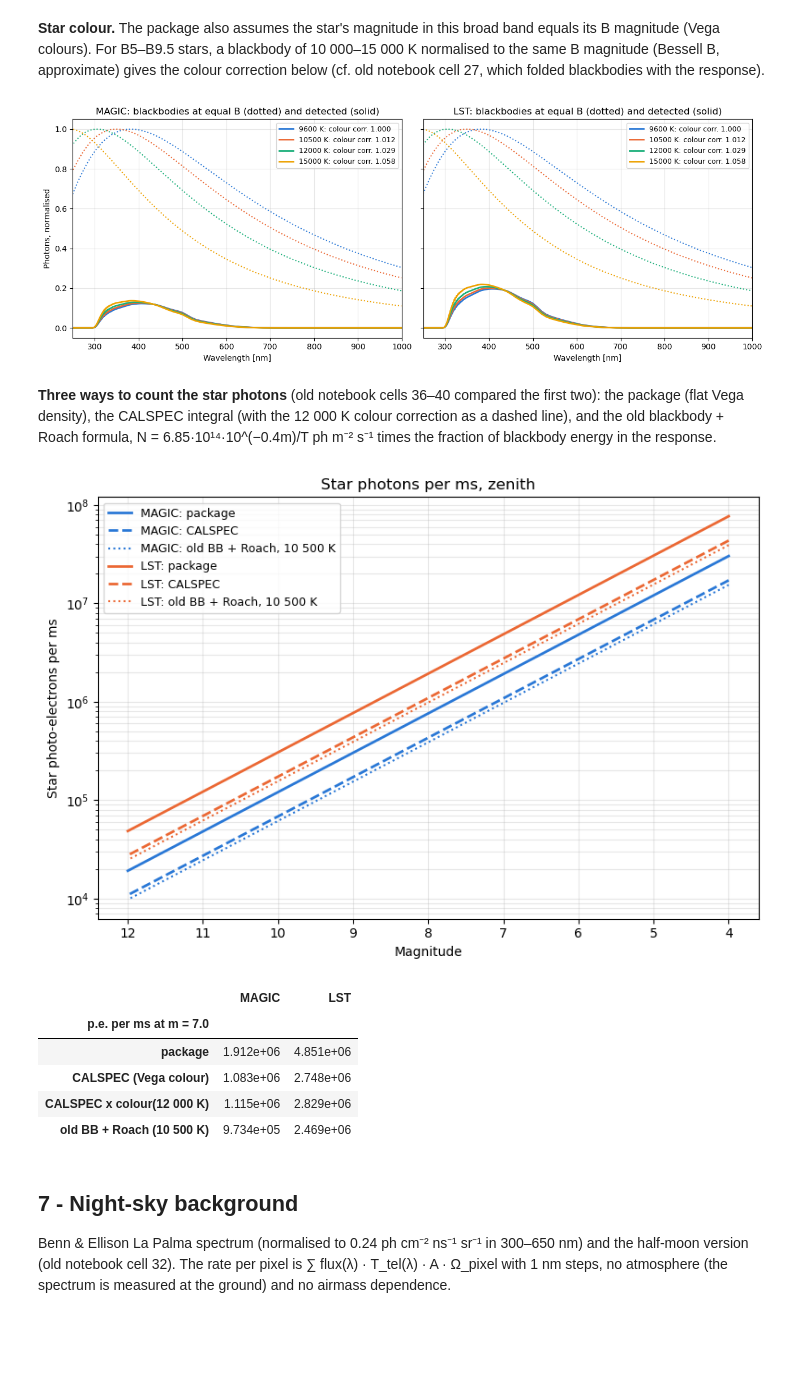
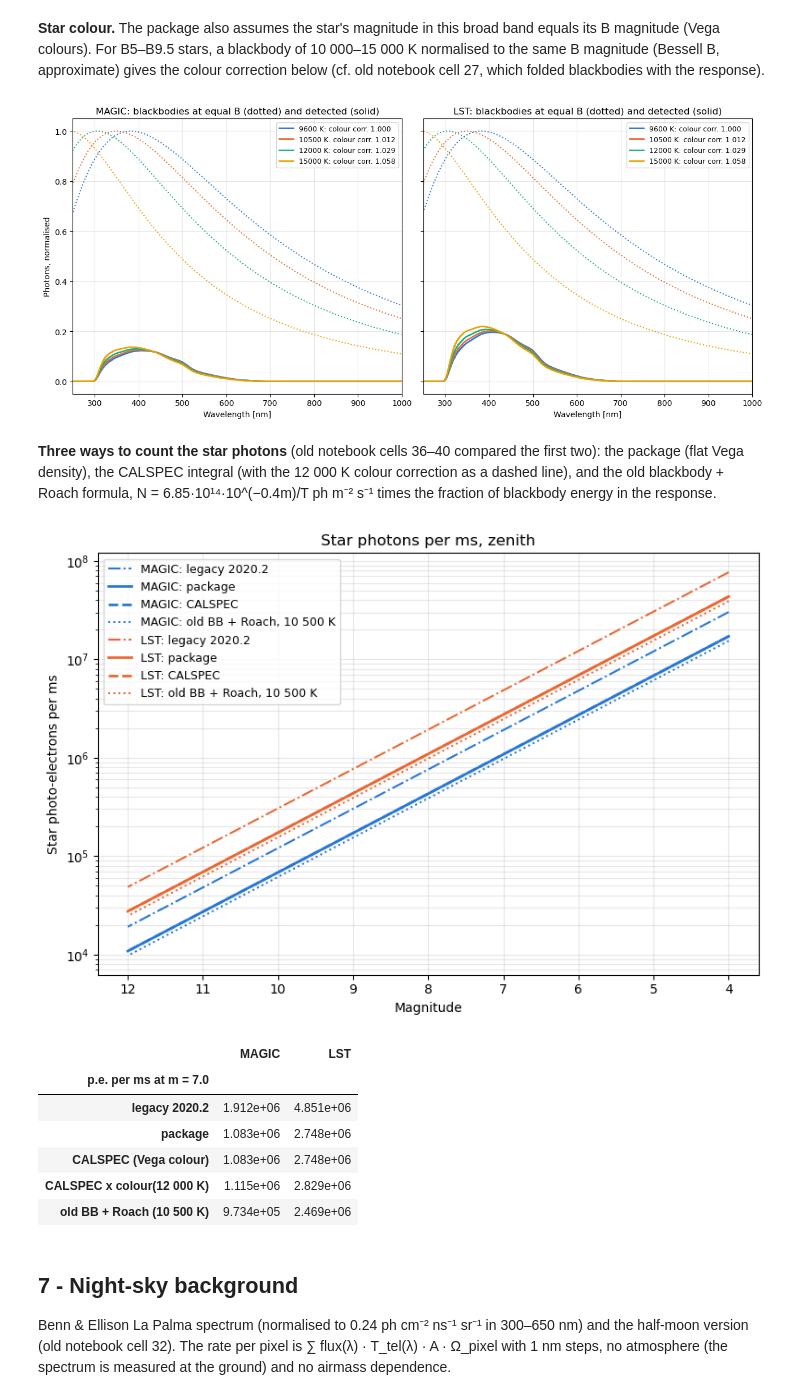
Before and after one commit to eliadse/kbo-occultation, a Jupyter notebook: notebooks/snr_theo_study.ipynb, the cells around one changed output. Saved outputs shown, nothing was run; the diff lists cells and outputs as text; code cells hidden in the pictures; blank space fills up the shorter version.

Commit message:
Fixed the B vs V magnitude duplicity in the package and the wrong number of photons from Vega. Now they don't come from a dictionary of dubious origin

```diff
--- a/notebooks/snr_theo_study.ipynb
+++ b/notebooks/snr_theo_study.ipynb
@@ -82,6 +82,8 @@ def tel_axes(ncols=None, **kw):
 H_SCALE_M = 8000.0                  # atmospheric scale height in the scintillation formulas
 SCINT_CY = 1.5                      # Osborn et al. 2015 empirical coefficient for La Palma (package default too)
 WIND_MS = 20.0                      # ASSUMED turbulence-weighted wind speed: sets the short/long-exposure crossover
+LEGACY_VEGA = {'u': 1539.3, 'g': 1134.6, 'r': 875.4, 'i': 714.5, 'z': 602.2, 'MAGIC_SII': 356.0,
+               'QE': 2020.2, 'MAGIC_QE': 2020.2, 'gaia_bp': 9.73}   # old package number_of_photons_from_Vega (removed)
 VEGA_MAG = 0.03                     # CALSPEC Vega: V = 0.03, B - V ~ 0
 FOCAL_MM = {"MAGIC": 17000.0, "LST": 28000.0, "MST-N": 16000.0}
 R80_OVER_SIGMA = np.sqrt(2 * np.log(5))          # 2D Gaussian: r80 = 1.794 sigma; r39 = sigma
@@ -478,10 +480,10 @@ i.e. one flat photon density over the whole response. The origin of 2020.2 is no
 # %%
 fig, (ax1, ax2) = plt.subplots(1, 2, figsize=(13, 4.8))
 ax1.plot(WL, VEGA_PH, color="k", lw=2, label="CALSPEC Vega")
-ax1.axhline(INSTR["MAGIC"].number_of_photons_from_Vega["QE"], color="grey", ls="--", lw=1.5, label="package flat 2020.2")
+ax1.axhline(LEGACY_VEGA["QE"], color="grey", ls="--", lw=1.5, label="legacy flat 2020.2")
 for b, lam in [("u", 355), ("g", 469), ("r", 617), ("i", 748)]:
-    ax1.plot(lam, INSTR["MAGIC"].number_of_photons_from_Vega[b], "o", ms=8, color="grey")
-    ax1.annotate(b, (lam, INSTR["MAGIC"].number_of_photons_from_Vega[b]), textcoords="offset points", xytext=(6, 4))
+    ax1.plot(lam, LEGACY_VEGA[b], "o", ms=8, color="grey")
+    ax1.annotate(b, (lam, LEGACY_VEGA[b]), textcoords="offset points", xytext=(6, 4))
 ax1.set(xlabel="Wavelength [nm]", ylabel="Photon flux density [ph cm$^{-2}$ s$^{-1}$ Å$^{-1}$]", xlim=(250, 1000),
         title="Vega above the atmosphere")
 ax1.grid(alpha=0.3); ax1.legend()
@@ -490,10 +492,10 @@ vega_ratio = {}
 for t, i in INSTR.items():
     R = response(i)
     eff_density = trapz(R * VEGA_PH, WL) / trapz(R, WL)
-    vega_ratio[t] = i.number_of_photons_from_Vega["QE"] / eff_density
+    vega_ratio[t] = LEGACY_VEGA["QE"] / eff_density
     ax2.plot(WL, R * VEGA_PH, color=TEL_COLORS[t], lw=2, label=f"{t}: R x CALSPEC")
-    ax2.plot(WL, R * i.number_of_photons_from_Vega["QE"], color=TEL_COLORS[t], lw=1.5, ls="--", label=f"{t}: R x 2020.2")
-    print(f"{t}: response-weighted Vega density = {eff_density:.0f} ph/cm2/s/A -> package star photons x {vega_ratio[t]:.2f}")
+    ax2.plot(WL, R * LEGACY_VEGA["QE"], color=TEL_COLORS[t], lw=1.5, ls="--", label=f"{t}: R x 2020.2")
+    print(f"{t}: response-weighted Vega density = {eff_density:.0f} ph/cm2/s/A -> legacy star photons x {vega_ratio[t]:.2f}")
 ax2.set(xlabel="Wavelength [nm]", ylabel="Detected photon density [ph cm$^{-2}$ s$^{-1}$ Å$^{-1}$]",
         xlim=(250, 1000), title="Vega folded with the response")
 ax2.grid(alpha=0.3); ax2.legend(fontsize=9)
@@ -517,7 +519,7 @@ ph cm⁻² s⁻¹ Å⁻¹ at magnitude 0 (CALSPEC is scaled from m = 0.03 to 0):
 `QE` has no filter file (no filter); `MAGIC_QE` is the same curve as a filter. z is NaN with the response because the
 detector QE is zero above ~800 nm. `MAGIC_SII` is the 400–440 nm intensity-interferometry filter.
 # %%
-# Vega photon density per filter: package dictionary vs CALSPEC Vega (and AB 0 mag), all in ph cm^-2 s^-1 A^-1 at mag 0
+# Vega photon density per filter: legacy dictionary vs CALSPEC Vega (and AB 0 mag), all in ph cm^-2 s^-1 A^-1 at mag 0
 H_CGS, C_CGS = 6.62607e-27, 2.99792e10
 MAG0 = 10 ** (0.4 * VEGA_MAG)                                   # CALSPEC Vega is m = 0.03: scale to m = 0
 
@@ -533,7 +535,7 @@ def filter_weighted(key, density):
     return trapz(T * density(lam), lam) / trapz(T, lam)
 
 
-vega_dict = INSTR["MAGIC"].number_of_photons_from_Vega
+vega_dict = LEGACY_VEGA
 rows = {}
 for key, phi_dict in vega_dict.items():
     row = {"dictionary": phi_dict}
@@ -580,7 +582,7 @@ plt.tight_layout()
 plt.savefig(f"./BlackBody_photons.png", dpi=200)
 plt.show()
 # %% [output]
-[figure, old version]
+[figure, new version]
 # %% [markdown]
 **Three ways to count the star photons** (old notebook cells 36–40 compared the first two): the package (flat Vega
 density), the CALSPEC integral (with the 12 000 K colour correction as a dashed line), and the old blackbody + Roach
@@ -588,37 +590,43 @@ formula, N = 6.85·10¹⁴·10^(−0.4m)/T ph m⁻² s⁻¹ times the fraction o
 # %%
 SIGMA_SB = 5.670374e-8
 
 def photons_old_blackbody(instr, mag, t_ms, T):
     """Old notebook photons_for_obs_time: Roach formula x fraction of B_lambda energy inside the response (100-800 nm)."""
     lam = WL[WL < 800]
     B_lam = 2 * 6.626e-34 * 3e8 ** 2 / ((lam * 1e-9) ** 5 * np.expm1(6.626e-34 * 3e8 / (lam * 1e-9 * 1.38e-23 * T)))
     fraction = trapz(B_lam * response(instr)[WL < 800], lam) / (SIGMA_SB * T ** 4 / np.pi * 1e9)
     return fraction * 6.85e14 * 10 ** (-0.4 * np.asarray(mag)) / T * instr.mirror_area_per_telescope[instr.telescope_type] * t_ms * 1e-3
 
 fig, ax = plt.subplots(figsize=(8, 5.5))
 mags = np.linspace(4, 12, 33)
 tab = {}
 for t, i in INSTR.items():
     c = TEL_COLORS[t]
     pkg = i.num_photons_from_mag(1.0, mags)
     cal = star_photons_calspec(i, mags, 1.0)
+    leg = (1.0 * 1e-3 * i.mirror_area_per_telescope[t] * 1e4 * trapz(response(i), WL) * 10 * LEGACY_VEGA["QE"]
+           / 2.512 ** mags)
+    ax.plot(mags, leg, color=c, lw=1.5, ls="-.", label=f"{t}: legacy 2020.2")
     ax.plot(mags, pkg, color=c, lw=2, label=f"{t}: package")
     ax.plot(mags, cal, color=c, lw=2, ls="--", label=f"{t}: CALSPEC")
     ax.plot(mags, photons_old_blackbody(i, mags, 1.0, 10500), color=c, lw=1.5, ls=":", label=f"{t}: old BB + Roach, 10 500 K")
-    tab[t] = {"package": i.num_photons_from_mag(1.0, REF_MAG), "CALSPEC (Vega colour)": star_photons_calspec(i, REF_MAG, 1.0),
+    tab[t] = {"legacy 2020.2": 1e-3 * i.mirror_area_per_telescope[t] * 1e4 * trapz(response(i), WL) * 10
+                               * LEGACY_VEGA["QE"] / 2.512 ** REF_MAG,
+              "package": i.num_photons_from_mag(1.0, REF_MAG), "CALSPEC (Vega colour)": star_photons_calspec(i, REF_MAG, 1.0),
               "CALSPEC x colour(12 000 K)": star_photons_calspec(i, REF_MAG, 1.0, teff=12000),
               "old BB + Roach (10 500 K)": photons_old_blackbody(i, REF_MAG, 1.0, 10500)}
 ax.set(yscale="log", xlabel="Magnitude", ylabel="Star photo-electrons per ms", title="Star photons per ms, zenith")
 ax.invert_xaxis(); ax.grid(alpha=0.3, which="both"); ax.legend(fontsize=9)
 plt.tight_layout()
 plt.savefig(f"./Star_photoelectrons_ms.png", dpi=200)
 plt.show()
 pd.DataFrame(tab).rename_axis(f"p.e. per ms at m = {REF_MAG}")
 # %% [output]
-[figure, old version]
+[figure, new version]
 |  | MAGIC | LST |
 | p.e. per ms at m = 7.0 |  |  |
-| package | 1.912e+06 | 4.851e+06 |
+| legacy 2020.2 | 1.912e+06 | 4.851e+06 |
+| package | 1.083e+06 | 2.748e+06 |
 | CALSPEC (Vega colour) | 1.083e+06 | 2.748e+06 |
 | CALSPEC x colour(12 000 K) | 1.115e+06 | 2.829e+06 |
 | old BB + Roach (10 500 K) | 9.734e+05 | 2.469e+06 |
```
Also changed, not shown: parts of 13 cells of this notebook, 12 other files.
